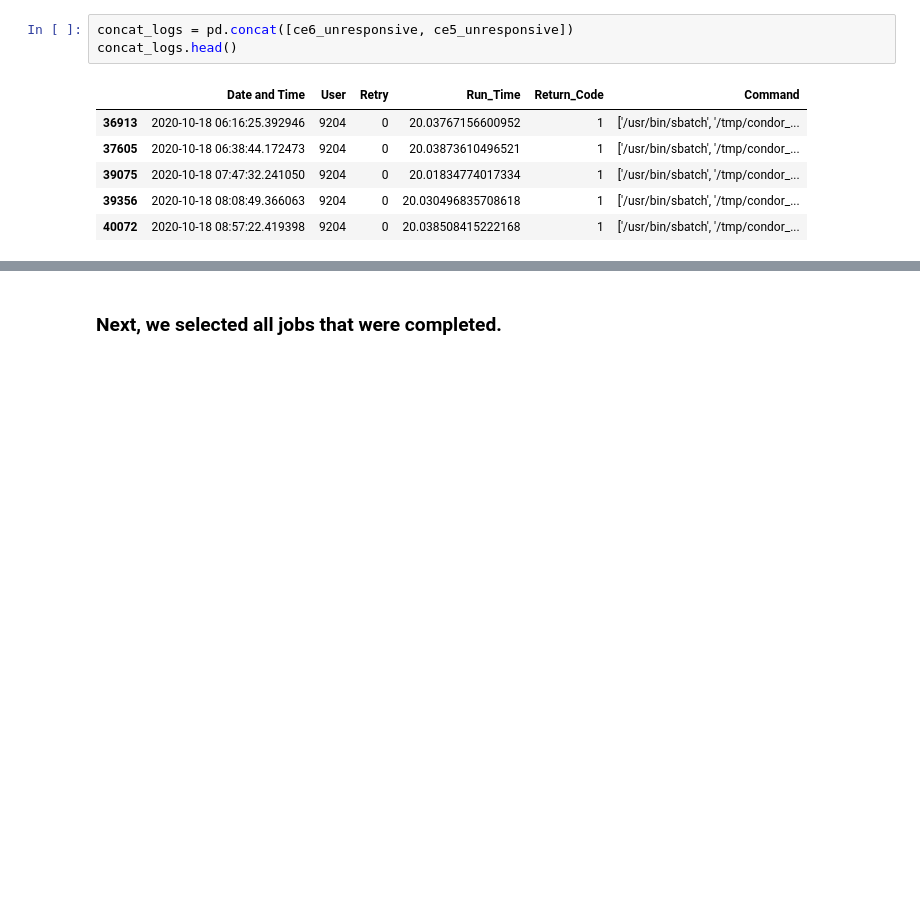
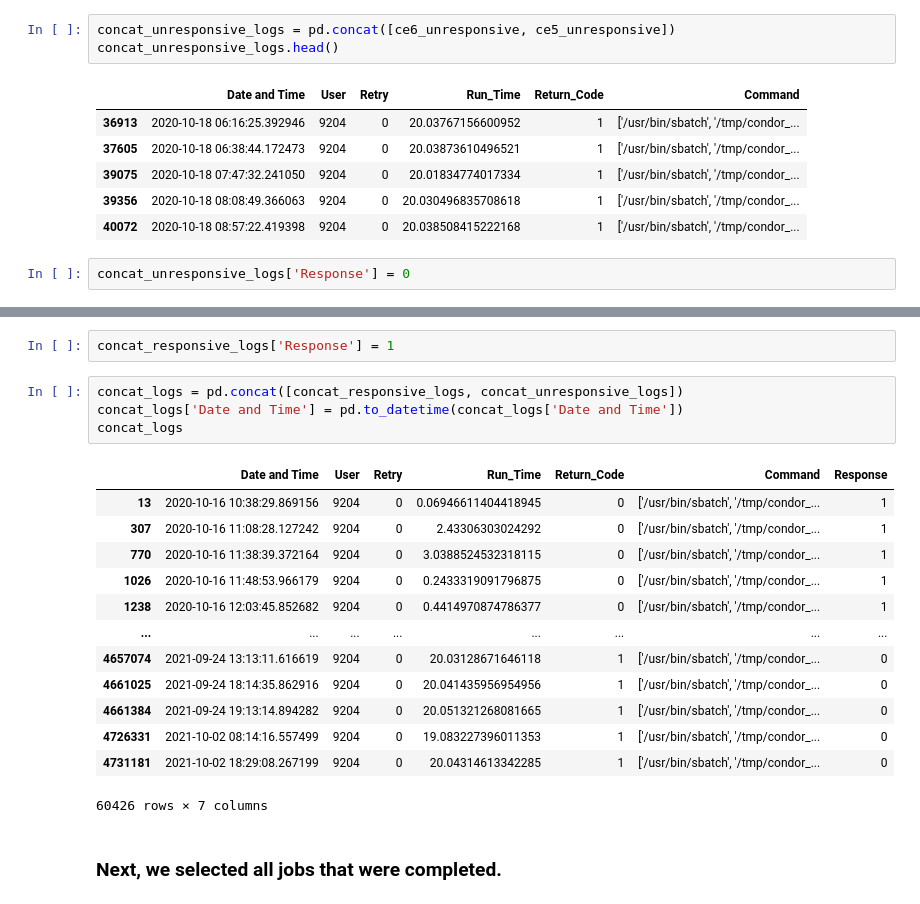
Before and after one commit to nss-data-science-cohort-9/accre-joshwtacker, a Jupyter notebook: notebooks/accre_JT.ipynb, the cells around one changed output, grey strips where cells are left out. Saved outputs shown, nothing was run; the diff lists cells and outputs as text; blank space fills up the shorter version.

```diff
--- a/notebooks/accre_JT.ipynb
+++ b/notebooks/accre_JT.ipynb
@@ -120,8 +129,8 @@ ce6_unresponsive = ce6[(ce6['User'] == '9204') & (ce6['Return_Code'] != '0') & (
 # %%
 ce5_unresponsive = ce5[(ce5['User'] == '9204') & (ce5['Return_Code'] != '0') & (pd.to_numeric(ce5['Run_Time']) > 15) & (ce5['Command'].str.contains('/usr/bin/sbatch'))]
 # %%
-concat_logs = pd.concat([ce6_unresponsive, ce5_unresponsive])
-concat_logs.head()
+concat_unresponsive_logs = pd.concat([ce6_unresponsive, ce5_unresponsive])
+concat_unresponsive_logs.head()
 # %% [output]
 |  | Date and Time | User | Retry | Run_Time | Return_Code | Command |
 | 36913 | 2020-10-18 06:16:25.392946 | 9204 | 0 | 20.03767156600952 | 1 | ['/usr/bin/sbatch', '/tmp/condor_... |
@@ -129,3 +138,5 @@ concat_logs.head()
 | 39075 | 2020-10-18 07:47:32.241050 | 9204 | 0 | 20.01834774017334 | 1 | ['/usr/bin/sbatch', '/tmp/condor_... |
 | 39356 | 2020-10-18 08:08:49.366063 | 9204 | 0 | 20.030496835708618 | 1 | ['/usr/bin/sbatch', '/tmp/condor_... |
 | 40072 | 2020-10-18 08:57:22.419398 | 9204 | 0 | 20.038508415222168 | 1 | ['/usr/bin/sbatch', '/tmp/condor_... |
+# %%
+concat_unresponsive_logs['Response'] = 0
@@ -132,3 +153,23 @@ concat_logs.head()
+# %%
+concat_responsive_logs['Response'] = 1
+# %%
+concat_logs = pd.concat([concat_responsive_logs, concat_unresponsive_logs])
+concat_logs['Date and Time'] = pd.to_datetime(concat_logs['Date and Time'])
+concat_logs
+# %% [output]
+|  | Date and Time | User | Retry | Run_Time | Return_Code | Command | Response |
+| 13 | 2020-10-16 10:38:29.869156 | 9204 | 0 | 0.06946611404418945 | 0 | ['/usr/bin/sbatch', '/tmp/condor_... | 1 |
+| 307 | 2020-10-16 11:08:28.127242 | 9204 | 0 | 2.43306303024292 | 0 | ['/usr/bin/sbatch', '/tmp/condor_... | 1 |
+| 770 | 2020-10-16 11:38:39.372164 | 9204 | 0 | 3.0388524532318115 | 0 | ['/usr/bin/sbatch', '/tmp/condor_... | 1 |
+| 1026 | 2020-10-16 11:48:53.966179 | 9204 | 0 | 0.2433319091796875 | 0 | ['/usr/bin/sbatch', '/tmp/condor_... | 1 |
+| 1238 | 2020-10-16 12:03:45.852682 | 9204 | 0 | 0.4414970874786377 | 0 | ['/usr/bin/sbatch', '/tmp/condor_... | 1 |
+| ... | ... | ... | ... | ... | ... | ... | ... |
+| 4657074 | 2021-09-24 13:13:11.616619 | 9204 | 0 | 20.03128671646118 | 1 | ['/usr/bin/sbatch', '/tmp/condor_... | 0 |
+| 4661025 | 2021-09-24 18:14:35.862916 | 9204 | 0 | 20.041435956954956 | 1 | ['/usr/bin/sbatch', '/tmp/condor_... | 0 |
+| 4661384 | 2021-09-24 19:13:14.894282 | 9204 | 0 | 20.051321268081665 | 1 | ['/usr/bin/sbatch', '/tmp/condor_... | 0 |
+| 4726331 | 2021-10-02 08:14:16.557499 | 9204 | 0 | 19.083227396011353 | 1 | ['/usr/bin/sbatch', '/tmp/condor_... | 0 |
+| 4731181 | 2021-10-02 18:29:08.267199 | 9204 | 0 | 20.04314613342285 | 1 | ['/usr/bin/sbatch', '/tmp/condor_... | 0 |
+60426 rows × 7 columns
 # %% [markdown]
 ### Next, we selected all jobs that were completed.
 # %%
```
Also changed, not shown: parts of 25 cells of this notebook.
